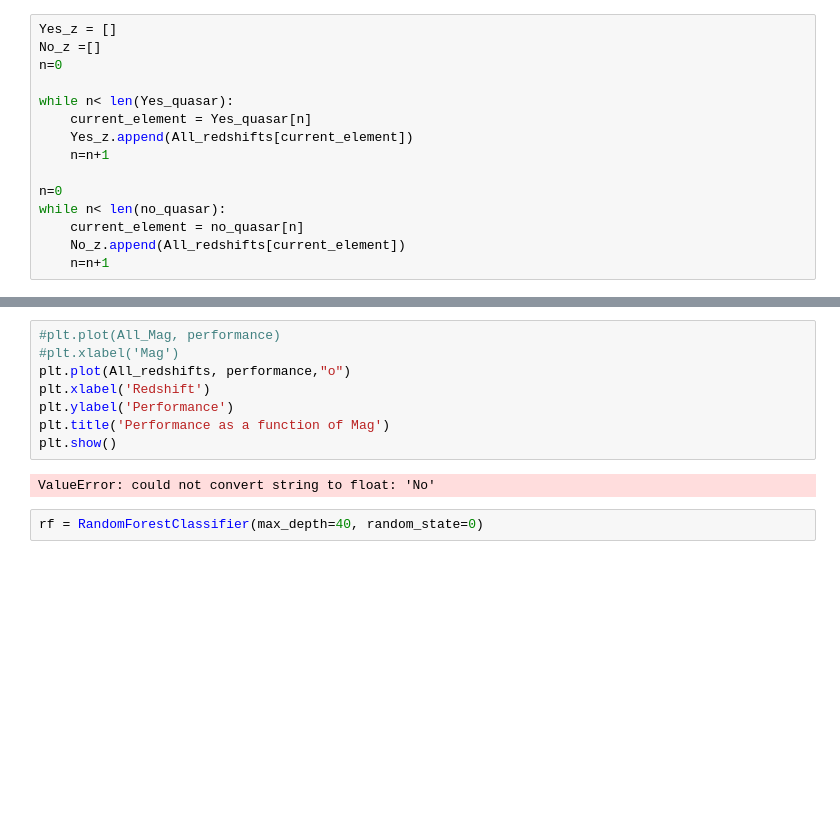
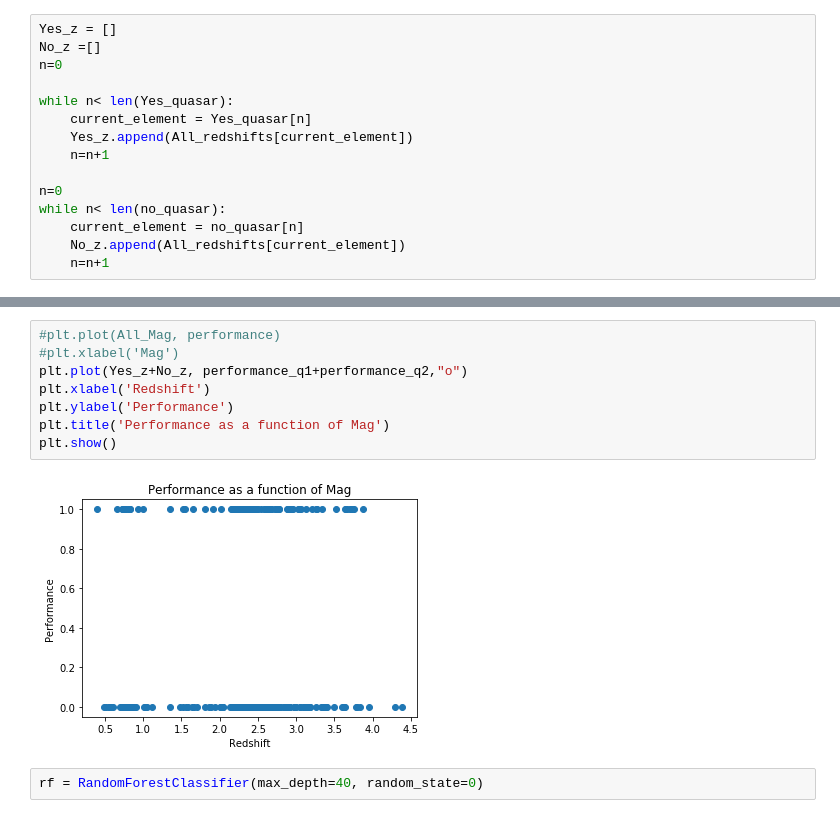
Before and after one commit to ihothi/MSciCode, a Jupyter notebook: NeuralNetwork.ipynb, the cells around one changed output, grey strips where cells are left out. Drawn from its saved outputs; the diff is of its cells as text; blank space fills up the shorter version.

Commit message:
Corrected errors

```diff
--- a/NeuralNetwork.ipynb
+++ b/NeuralNetwork.ipynb
@@ -530,13 +528,13 @@ array([ 20.35561943,  19.68123245,  19.56401253,  19.49364662,  19.42583466], dt
 # %%
 #plt.plot(All_Mag, performance)
 #plt.xlabel('Mag')
-plt.plot(All_redshifts, performance,"o")
+plt.plot(Yes_z+No_z, performance_q1+performance_q2,"o")
 plt.xlabel('Redshift')
 plt.ylabel('Performance')
 plt.title('Performance as a function of Mag')
 plt.show()
 # %% [output]
-ValueError: could not convert string to float: 'No'
+[figure, added]
 # %%
 rf = RandomForestClassifier(max_depth=40, random_state=0)
 # %%
```
Also changed, not shown: parts of 10 cells of this notebook.
